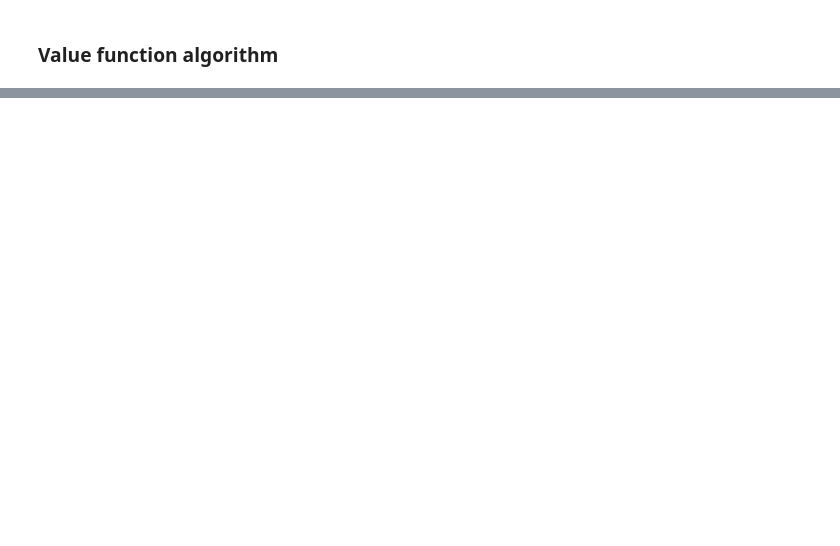
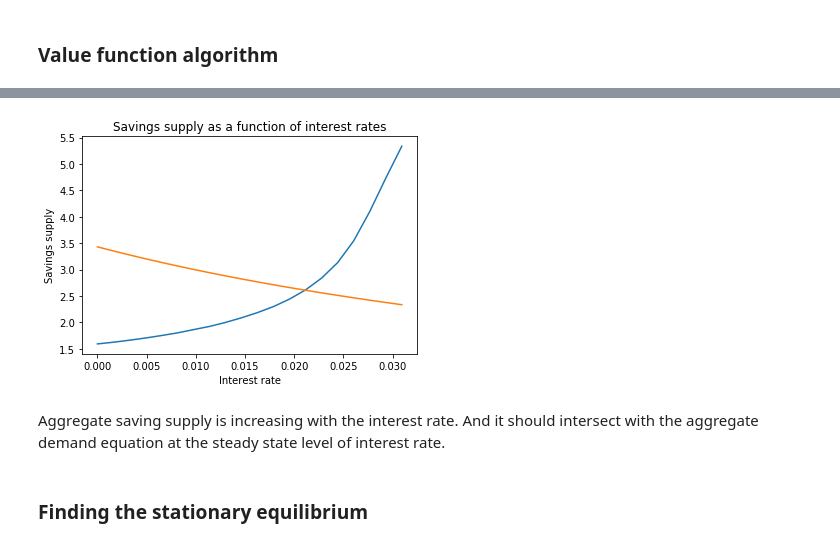
Before and after one commit to tpellet/411-3---Doepke, a Jupyter notebook: Pset 2/Problem Set 2 - 411-3.ipynb, the cells around one changed output, grey strips where cells are left out. Drawn from its saved outputs; the diff is of its cells as text; code cells hidden in the pictures; blank space fills up the shorter version.

```diff
--- a/Pset 2/Problem Set 2 - 411-3.ipynb
+++ b/Pset 2/Problem Set 2 - 411-3.ipynb
@@ -270,0 +293,32 @@ Wall time: 1.18 s
+# %%
+alow=0.1
+aup=8
+N=300
+a = np.linspace(alow, aup, N)
+a = np.tile(a, 2)
+
+#Get capital supply for one value of r
+@numba.njit
+def price_to_capital(r, Π):
+    w = wage(K_D(r))
+#     print("Wage", w)
+    maxindex, V, policy = ss_policy(r, w, a, Π, N)
+
+    indexstart = np.argmin(np.abs(a[:N] - kstar))
+    A   = montecarlo_means(a, policy, indexstart, 0, 1_000_000, 10_000)
+
+    return A
+# %%
+
+# @numba.jit
+def capital_supply(rgrid):
+
+    agrid = np.empty_like(rgrid)
+
+    for ir, r_cur in enumerate(rgrid):
+        agrid[ir] = price_to_capital(rgrid[ir], Π)
+
+    return agrid
+# %%
+rgrid = np.linspace(-δ+1E-1, β**-1 -1, 20)
+agrid = capital_supply(rgrid)
@@ -270,0 +346,14 @@ Wall time: 1.18 s
+# %%
+kgrid = np.array([K_D(xi) for xi in rgrid])
+
+plt.plot(rgrid, agrid)
+plt.plot(rgrid, kgrid)
+plt.xlabel("Interest rate")
+plt.ylabel('Savings supply')
+plt.title('Savings supply as a function of interest rates');
+# %% [output]
+[figure, added]
+# %% [markdown]
+Aggregate saving supply is increasing with the interest rate. And it should intersect with the aggregate demand equation at the steady state level of interest rate.
+# %% [markdown]
+### Finding the stationary equilibrium
```
Also changed, not shown: parts of 49 cells of this notebook, 1 other file.
